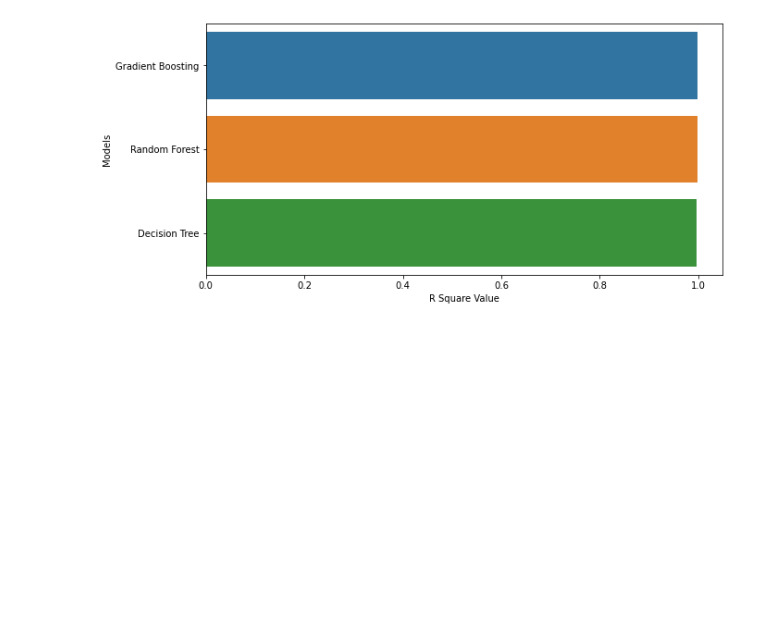
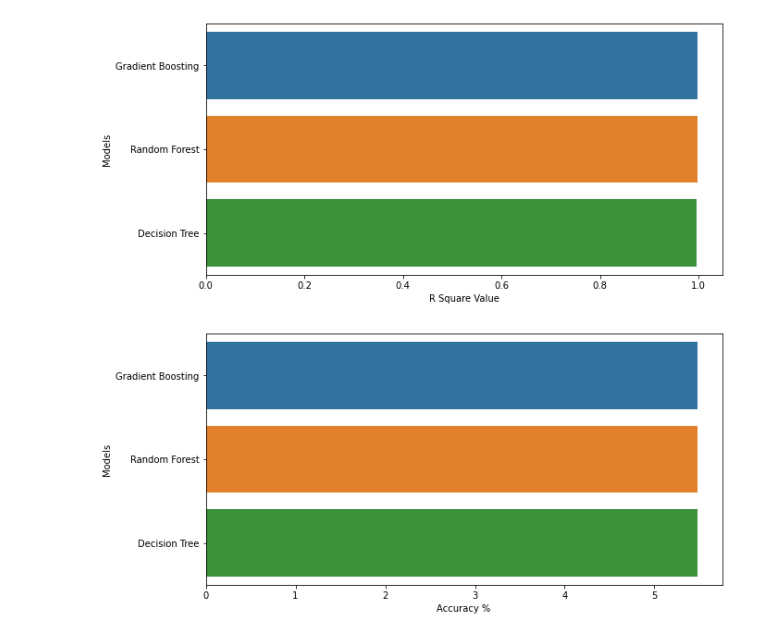
Before and after one commit to ahmed17777/remarketing_case_study, a Jupyter notebook: machine_learning.ipynb, the cells around one changed output. Saved outputs shown, nothing was run; the diff lists cells and outputs as text; code cells hidden in the pictures; blank space fills up the shorter version.

```diff
--- a/machine_learning.ipynb
+++ b/machine_learning.ipynb
@@ -227,3 +223,14 @@ plt.ylabel("Models")
 plt.show()
 # %% [output]
 [figure]
+# %%
+# Evaluate Model Performance
+model_name = ['Gradient Boosting','Random Forest','Decision Tree']
+acc = [0.05479984453944812*100, 0.05479984453944812*100, 0.05479984453944812*100]
+plt.figure(figsize=(10,5))
+sns.barplot(x=acc,y=model_name)
+plt.xlabel("Accuracy %")
+plt.ylabel("Models")
+plt.show()
+# %% [output]
+[figure, added]
```
Also changed, not shown: parts of 7 cells of this notebook.
